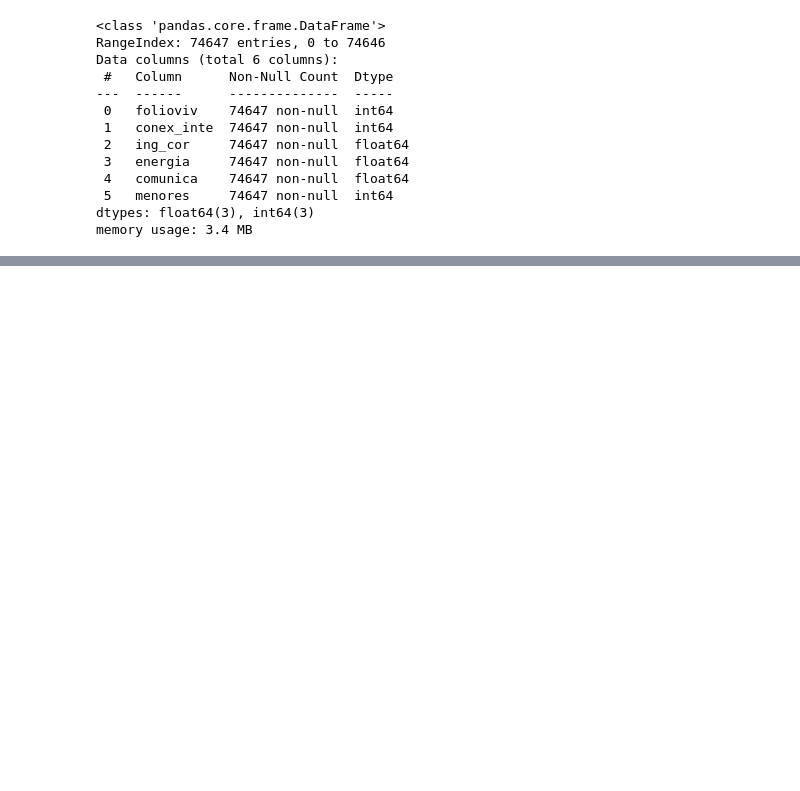
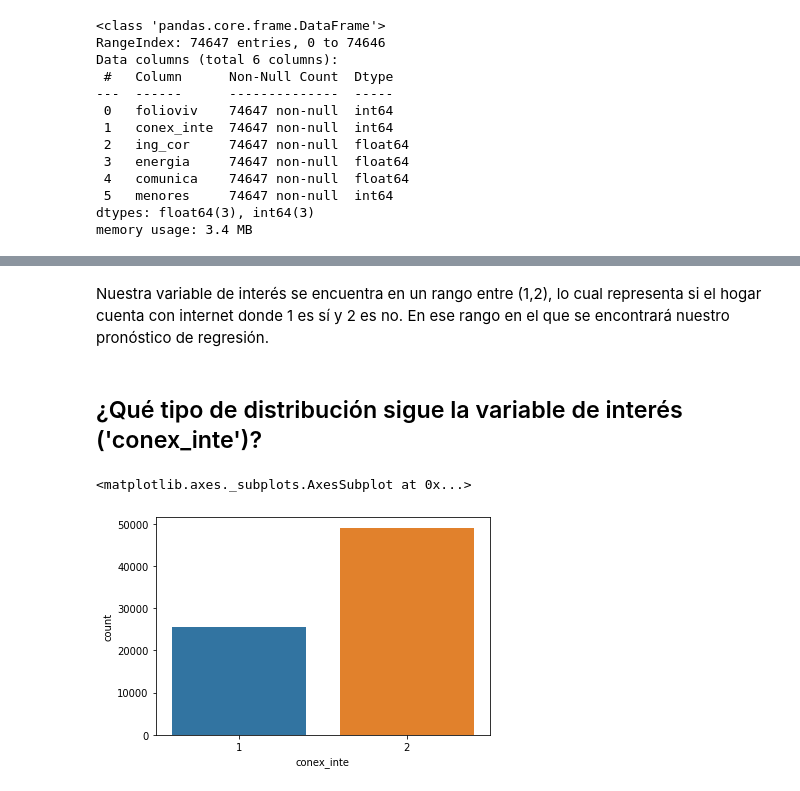
Before and after one commit to andremacdonel/VisualizacionDeDatos, a Jupyter notebook: SP.ipynb, the cells around one changed output, grey strips where cells are left out. Drawn from its saved outputs; the diff is of its cells as text; code cells hidden in the pictures; blank space fills up the shorter version.

```diff
--- a/SP.ipynb
+++ b/SP.ipynb
@@ -85,0 +106,12 @@ admita variables de tipo float, de lo contrario, las variables int cambian la gr
+# %% [markdown]
+Nuestra variable de interés se encuentra en un rango entre (1,2), lo cual representa si el hogar
+cuenta con internet donde 1 es sí y 2 es no. En ese rango en el que se encontrará nuestro
+pronóstico de regresión.
+# %% [markdown]
+##  ¿Qué tipo de distribución sigue la variable de interés ('conex_inte')?
+# %%
+sns.countplot(x='conex_inte',
+ data =df)
+# %% [output]
+<matplotlib.axes._subplots.AxesSubplot at 0x...>
+[figure, added]
```
Also changed, not shown: parts of 11 cells of this notebook.
